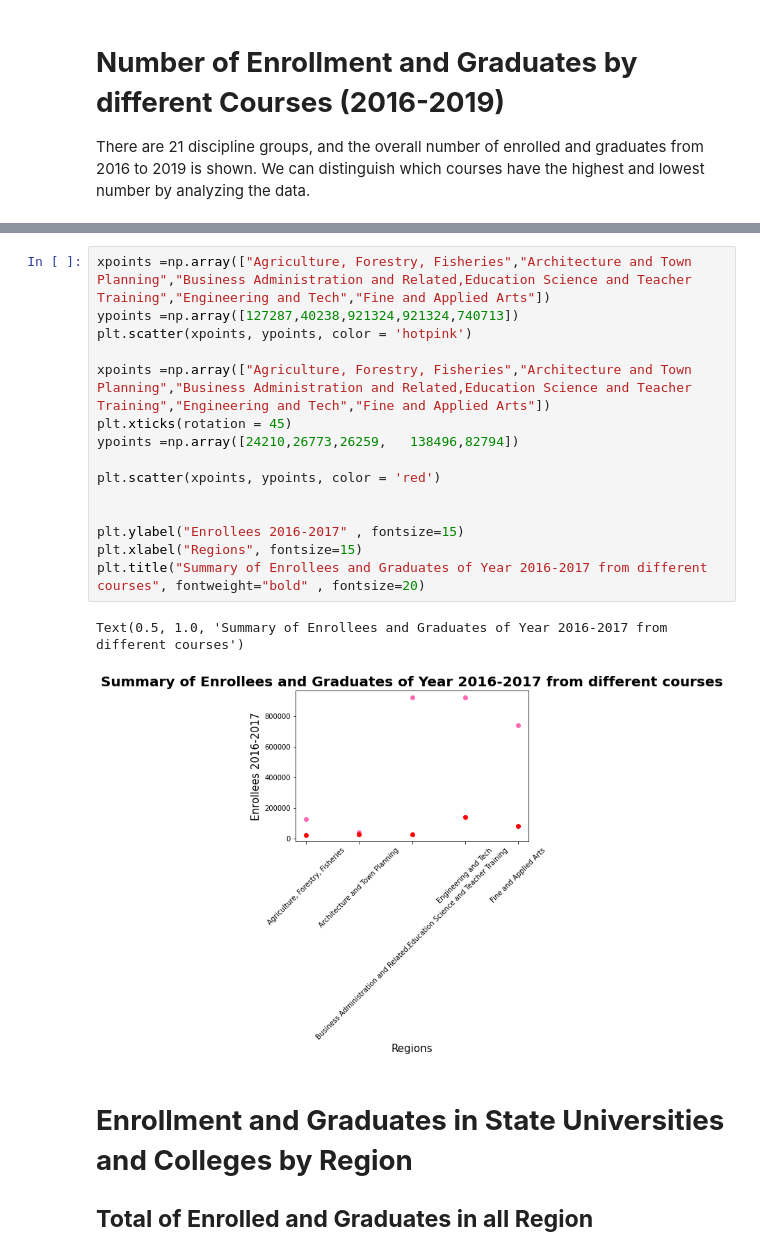
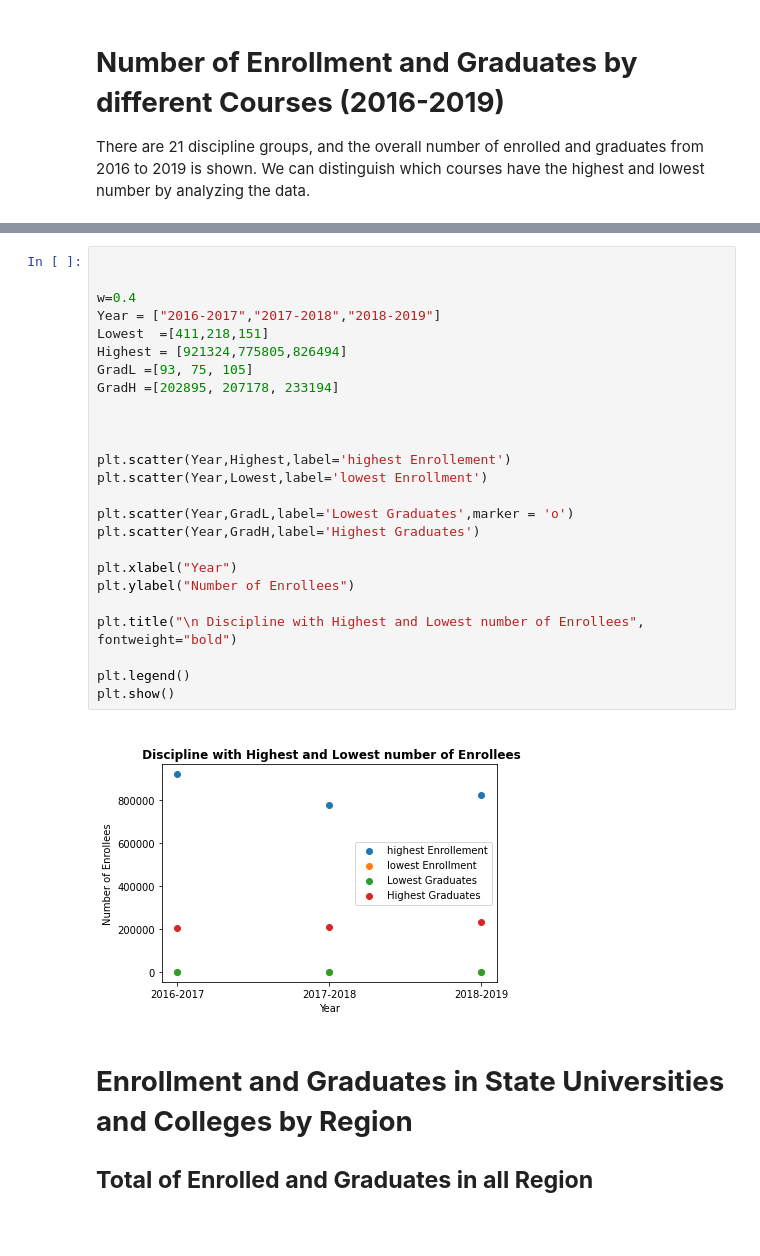
Before and after one commit to GlennBSIT3205/IT-BA-3205_Coalesce, a Jupyter notebook: Education in the Philippines Visualization.ipynb, the cells around one changed output, grey strips where cells are left out. Cells and saved outputs as stored; diff of their text form; blank space fills up the shorter version.

```diff
--- a/Education in the Philippines Visualization.ipynb
+++ b/Education in the Philippines Visualization.ipynb
@@ -31,24 +31,33 @@ display(df)
 | 20 | Social and Behavioral Sciences | 114,834 | 96,428 | 103,906 | 22,324 | 25,099 | 26,240 |
 | 21 | Trade, Craft and Industrial | 411 | 218 | 151 | 93 | 75 | 103 |
 | 22 | Grand Total | 3,589,484 | 2,981,803 | 3,212,542 | 703,327 | 751,310 | 796,576 |
-# %%
-xpoints =np.array(["Agriculture, Forestry, Fisheries","Architecture and Town Planning","Business Administration and Related,Education Science and Teacher Training","Engineering and Tech","Fine and Applied Arts"])
-ypoints =np.array([127287,40238,921324,921324,740713])
-plt.scatter(xpoints, ypoints, color = 'hotpink')
-
-xpoints =np.array(["Agriculture, Forestry, Fisheries","Architecture and Town Planning","Business Administration and Related,Education Science and Teacher Training","Engineering and Tech","Fine and Applied Arts"])
-plt.xticks(rotation = 45)
-ypoints =np.array([24210,26773,26259,	138496,82794])
-
-plt.scatter(xpoints, ypoints, color = 'red')
-
-
-plt.ylabel("Enrollees 2016-2017" , fontsize=15)
-plt.xlabel("Regions", fontsize=15)
-plt.title("Summary of Enrollees and Graduates of Year 2016-2017 from different courses", fontweight="bold" , fontsize=20)
-# %% [output]
-Text(0.5, 1.0, 'Summary of Enrollees and Graduates of Year 2016-2017 from different courses')
-[figure, removed]
+# %%
+
+
+w=0.4
+Year = ["2016-2017","2017-2018","2018-2019"]
+Lowest  =[411,218,151]
+Highest = [921324,775805,826494]
+GradL =[93,	75,	105]
+GradH =[202895,	207178,	233194]
+
+
+
+plt.scatter(Year,Highest,label='highest Enrollement')
+plt.scatter(Year,Lowest,label='lowest Enrollment')
+
+plt.scatter(Year,GradL,label='Lowest Graduates',marker = 'o')
+plt.scatter(Year,GradH,label='Highest Graduates')
+
+plt.xlabel("Year")
+plt.ylabel("Number of Enrollees")
+
+plt.title("\n Discipline with Highest and Lowest number of Enrollees", fontweight="bold")
+
+plt.legend()
+plt.show()
+# %% [output]
+[figure, added]
 # %% [markdown]
 # **Enrollment and Graduates in State Universities and Colleges by Region**
 
```
